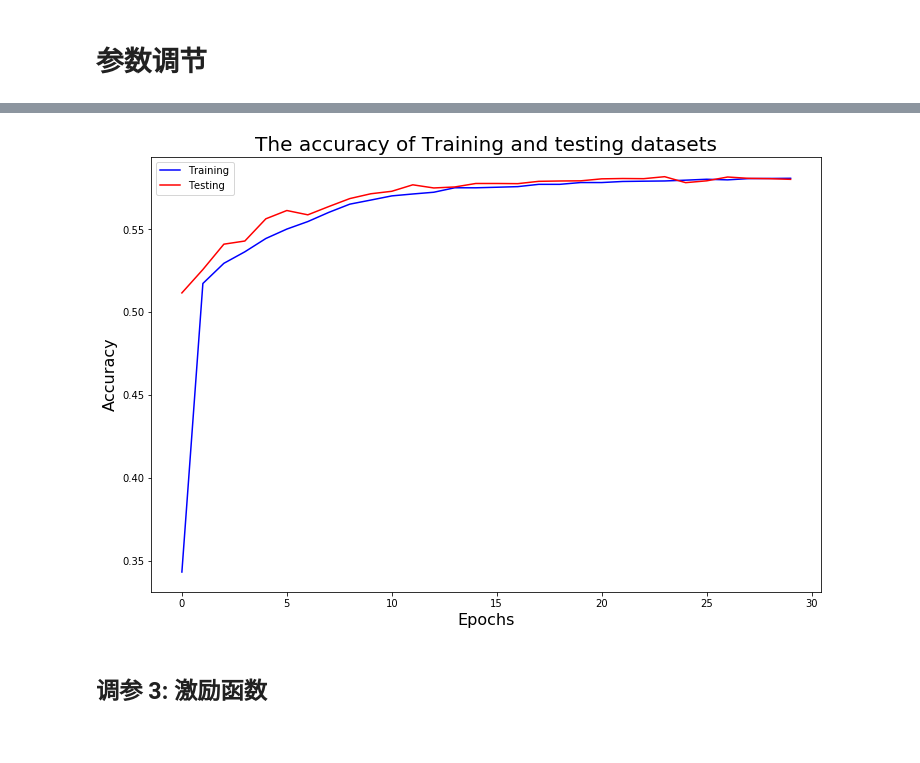
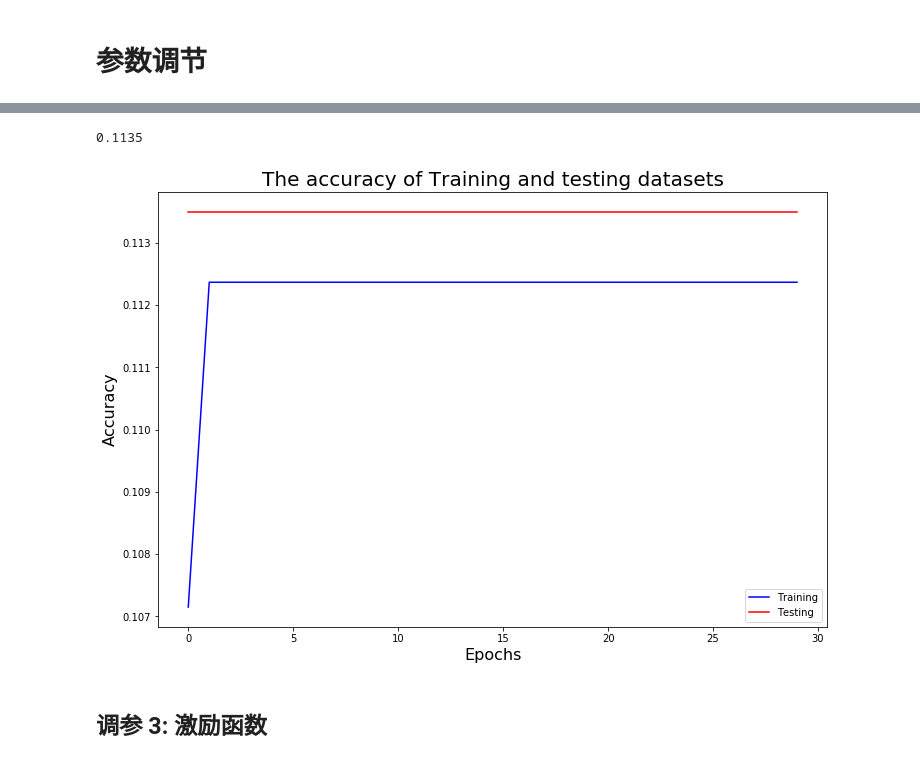
Before and after one commit to xslittlemaggie/Deep-Learning-Projects, a Jupyter notebook: MNIST_CNN_参数调节.ipynb, the cells around one changed output, grey strips where cells are left out. Drawn from its saved outputs; the diff is of its cells as text; code cells hidden in the pictures.

```diff
--- a/MNIST_CNN_参数调节.ipynb
+++ b/MNIST_CNN_参数调节.ipynb
@@ -277,0 +206,20 @@ Test score: 0.5801
+# %%
+model = Sequential()
+
+for i in range(10):
+
+  # 第一层: CNN
+  model.add(Conv2D(32, kernel_size = (3, 3), padding = "SAME", input_shape = (28, 28, 1)))
+
+  # 第二层：激活层
+  model.add(Activation("sigmoid"))
+
+# 第三层：池化层
+model.add(MaxPooling2D(2, 2))
+
+# 将图片拉平
+model.add(Flatten())
+model.add(Dense(10, activation = "softmax"))
+
+model.compile(loss = 'mse', optimizer = adam(), metrics = ["accuracy"])
+model.summary()
@@ -277,0 +244,11 @@ Test score: 0.5801
+# %%
+history_2 = model.fit(x_train, y_train,
+                   batch_size = 128,
+                   epochs = 30,
+                   validation_data = (x_test, y_test))
+score = model.evaluate(x_train, y_train)
+print("Train score: {}".format(score[1]))
+
+
+score = model.evaluate(x_test, y_test)
+print("Test score: {}".format(score[1]))
@@ -278,16 +273,18 @@ Test score: 0.5801
 # %%
-max(history.history["val_acc"])
+max(history_2.history["val_acc"])
+# %% [output]
+0.1135
 # %%
 plt.figure(figsize = (12, 8))
-plt.plot(history.history["acc"], color = "b")
-plt.plot(history.history["val_acc"], color = "r")
+plt.plot(history_2.history["acc"], color = "b")
+plt.plot(history_2.history["val_acc"], color = "r")
 plt.title("The accuracy of Training and testing datasets", size = 20)
 plt.xlabel("Epochs", size = 16)
 plt.ylabel("Accuracy", size = 16)
 plt.legend(["Training","Testing"])
 plt.show()
 # %% [output]
-[figure, old version]
+[figure, new version]
 # %% [markdown]
 ## 调参 3: 激励函数
 # %%
```
Also changed, not shown: parts of 59 cells of this notebook.
